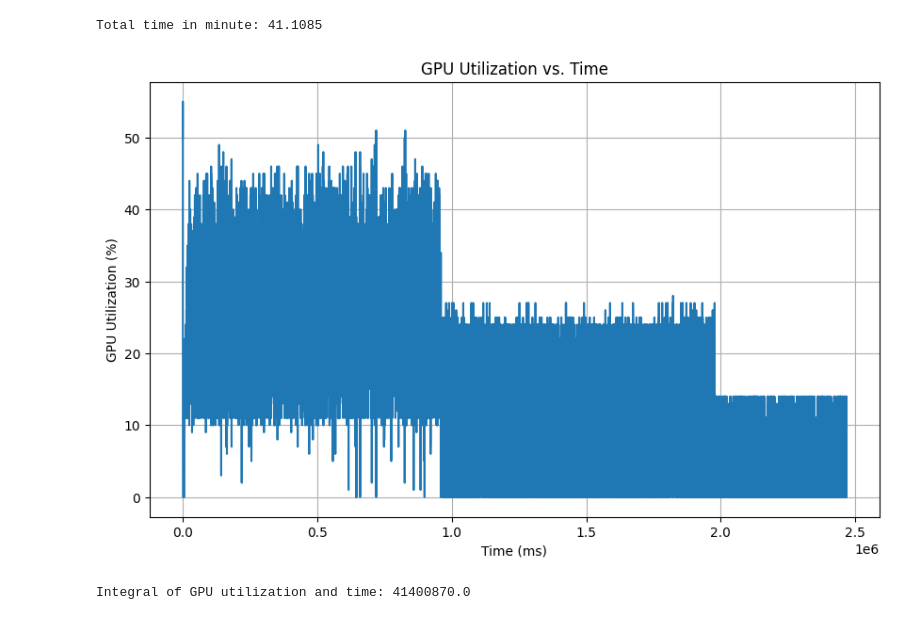
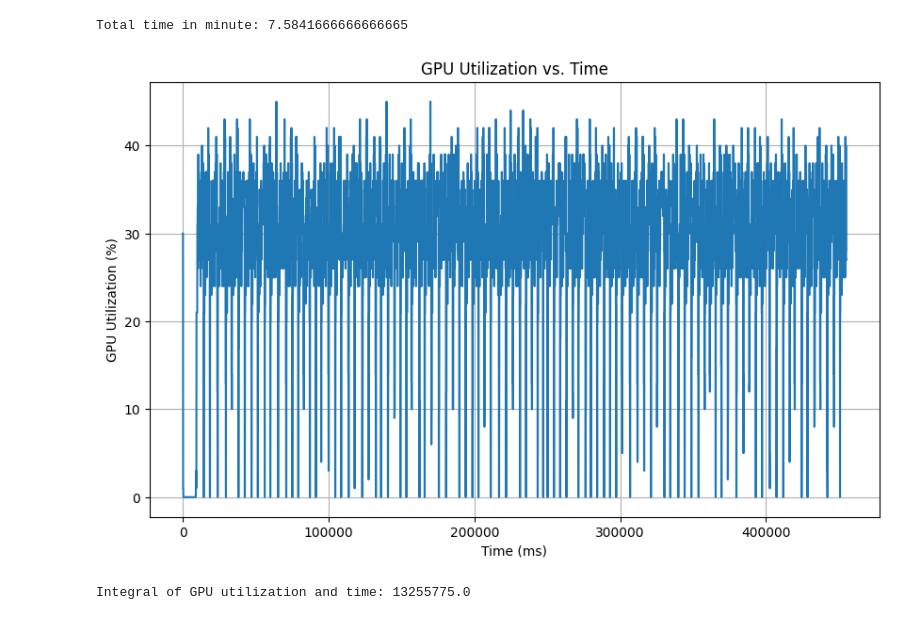
Before and after one commit to JackZeng0208/DynaSD, a Jupyter notebook: Heterogeneous Speculative Decoding/results/gpu_utilization_result.ipynb, the cells around one changed output. Cells and saved outputs as stored; diff of their text form; code cells hidden in the pictures.

Commit message:
add gpu utilization measurement

```diff
--- a/Heterogeneous Speculative Decoding/results/gpu_utilization_result.ipynb
+++ b/Heterogeneous Speculative Decoding/results/gpu_utilization_result.ipynb
@@ -5,33 +5,35 @@ import matplotlib.pyplot as plt
 # %%
 gpu_utilization_vanilla = 'gpu_utilization_vanilla.csv'
 gpu_utilization_SD = 'gpu_utilization_SD.csv'
+gpu_utilization_MCSD = 'gpu_utilization_MCSD.csv'
 # %%
 gpu_utilization = []
-with open(gpu_utilization_SD, 'r') as file:
+with open(gpu_utilization_MCSD, 'r') as file:
     csv_reader = csv.reader(file)
     for row in csv_reader:
-        gpu_utilization.extend(list(map(float, row)))
+        temp = row[0].strip('[]').split(',')
+        gpu_utilization.extend(list(map(float, temp)))
 # %%
 l = len(gpu_utilization)
 print(f"Total time in minute: {l/6000}")
 # %% [output]
-Total time in minute: 41.1085
+Total time in minute: 7.5841666666666665
 # %%
 # Create time array (data is collected every 10ms)
-time = np.arange(0, l * 10, 101)
+time = np.arange(0, l * 10, 10)
 
 # Plot GPU utilization vs. time
 plt.figure(figsize=(10, 6))
 plt.plot(time, gpu_utilization)
 plt.xlabel('Time (ms)')
 plt.ylabel('GPU Utilization (%)')
 plt.title('GPU Utilization vs. Time')
 plt.grid(True)
 plt.show()
 
 # Calculate the integral of utilization and time
 integral = np.trapz(gpu_utilization, time)
 print(f"Integral of GPU utilization and time: {integral}")
 # %% [output]
-[figure, old version]
+[figure, new version]
-Integral of GPU utilization and time: 41400870.0
+Integral of GPU utilization and time: 13255775.0
```
Also changed, not shown: 4 other files.
